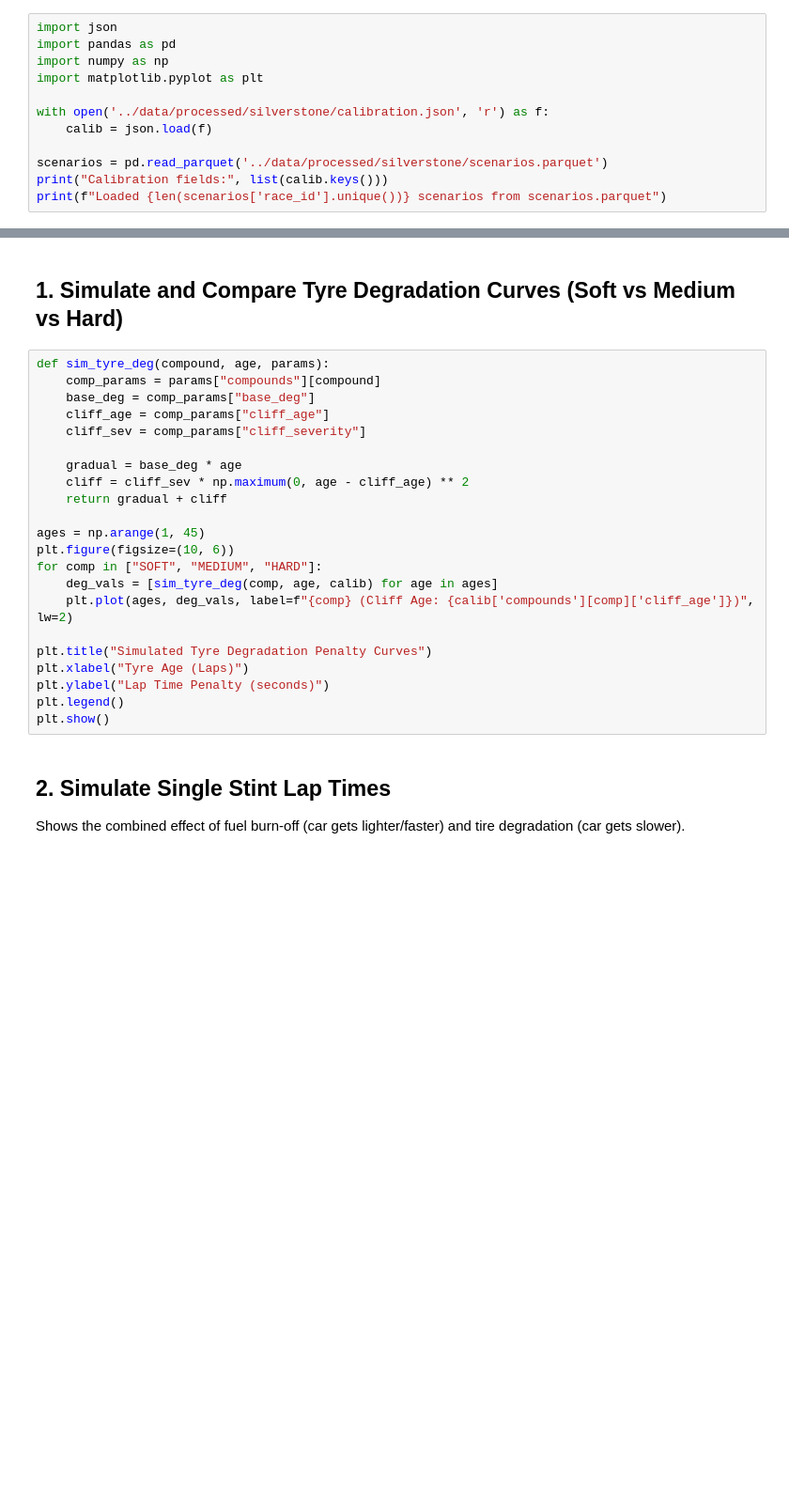
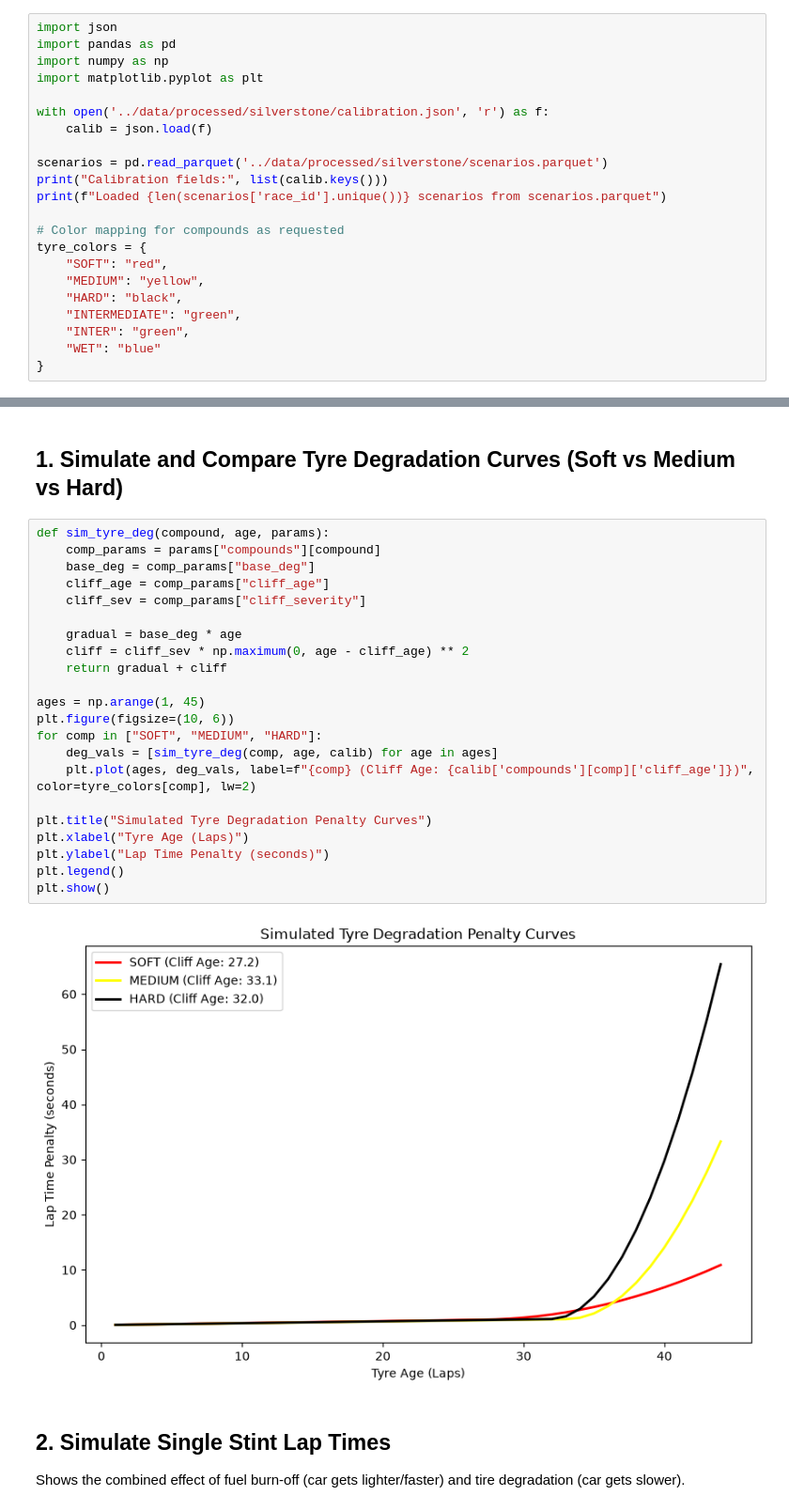
Before and after one commit to Saad-Manda/F1-Strategist, a Jupyter notebook: notebooks/02_calibration.ipynb, the cells around one changed output, grey strips where cells are left out. Shown at 94% size. Saved outputs shown, nothing was run; the diff lists cells and outputs as text; blank space fills up the shorter version.

```diff
--- a/notebooks/02_calibration.ipynb
+++ b/notebooks/02_calibration.ipynb
@@ -14,3 +14,13 @@ with open('../data/processed/silverstone/calibration.json', 'r') as f:
 scenarios = pd.read_parquet('../data/processed/silverstone/scenarios.parquet')
 print("Calibration fields:", list(calib.keys()))
 print(f"Loaded {len(scenarios['race_id'].unique())} scenarios from scenarios.parquet")
+
+# Color mapping for compounds as requested
+tyre_colors = {
+    "SOFT": "red",
+    "MEDIUM": "yellow",
+    "HARD": "black",
+    "INTERMEDIATE": "green",
+    "INTER": "green",
+    "WET": "blue"
+}
@@ -19,25 +32,27 @@ print(f"Loaded {len(scenarios['race_id'].unique())} scenarios from scenarios.par
 # %%
 def sim_tyre_deg(compound, age, params):
     comp_params = params["compounds"][compound]
     base_deg = comp_params["base_deg"]
     cliff_age = comp_params["cliff_age"]
     cliff_sev = comp_params["cliff_severity"]
 
     gradual = base_deg * age
     cliff = cliff_sev * np.maximum(0, age - cliff_age) ** 2
     return gradual + cliff
 
 ages = np.arange(1, 45)
 plt.figure(figsize=(10, 6))
 for comp in ["SOFT", "MEDIUM", "HARD"]:
     deg_vals = [sim_tyre_deg(comp, age, calib) for age in ages]
-    plt.plot(ages, deg_vals, label=f"{comp} (Cliff Age: {calib['compounds'][comp]['cliff_age']})", lw=2)
+    plt.plot(ages, deg_vals, label=f"{comp} (Cliff Age: {calib['compounds'][comp]['cliff_age']})", color=tyre_colors[comp], lw=2)
 
 plt.title("Simulated Tyre Degradation Penalty Curves")
 plt.xlabel("Tyre Age (Laps)")
 plt.ylabel("Lap Time Penalty (seconds)")
 plt.legend()
 plt.show()
+# %% [output]
+[figure, added]
 # %% [markdown]
 ## 2. Simulate Single Stint Lap Times
 
```
Also changed, not shown: parts of 2 cells of this notebook, 1 other file.
